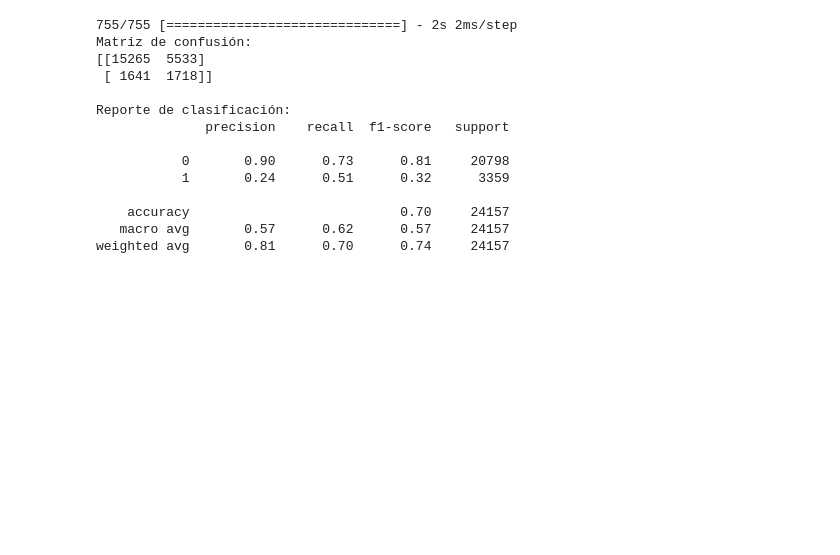
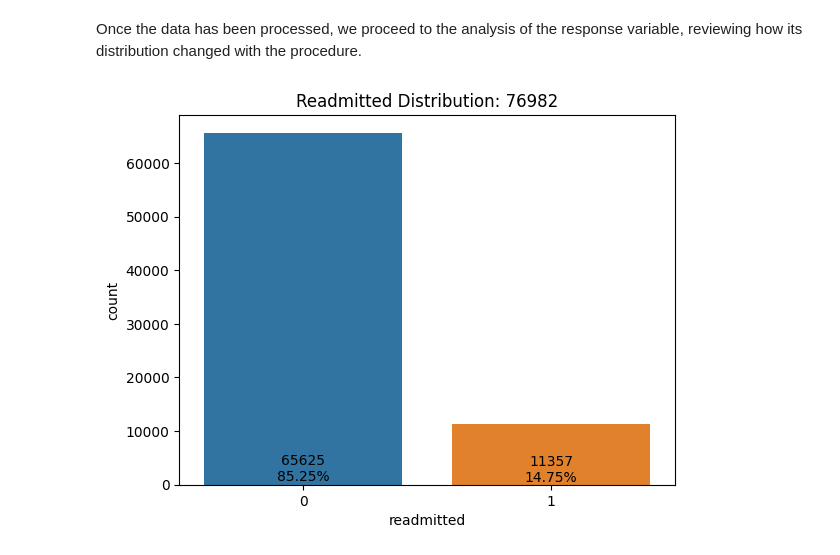
Before and after one commit to mridsa/deep-learning-project, a Jupyter notebook: 02 - preprocesado.ipynb, the cells around one changed output. Cells and saved outputs as stored; diff of their text form; code cells hidden in the pictures; blank space fills up the shorter version.

```diff
--- a/02 - preprocesado.ipynb
+++ b/02 - preprocesado.ipynb
@@ -197,34 +184,15 @@ Accuracy: 0.7030260562896729
-# %%
-from sklearn.metrics import confusion_matrix, classification_report
-
-# Obtener las probabilidades de clase del modelo en los datos de prueba
-y_pred_prob = model.predict(X_testRnn)
-
-# Aplicar umbral de decisión para obtener predicciones de clase
-y_pred = (y_pred_prob >= 0.5).astype(int)
-
-# Calcular la matriz de confusión
-cm = confusion_matrix(y_test, y_pred)
-
-# Obtener las métricas de clasificación para cada clase
-classification_rep = classification_report(y_test, y_pred)
-
-print("Matriz de confusión:")
-print(cm)
-print("\nReporte de clasificación:")
-print(classification_rep)
-# %% [output]
-755/755 [==============================] - 2s 2ms/step
-Matriz de confusión:
-[[15265  5533]
- [ 1641  1718]]
-
-Reporte de clasificación:
-              precision    recall  f1-score   support
-
-           0       0.90      0.73      0.81     20798
-           1       0.24      0.51      0.32      3359
-
-    accuracy                           0.70     24157
-   macro avg       0.57      0.62      0.57     24157
-weighted avg       0.81      0.70      0.74     24157
+# %% [markdown]
+Once the data has been processed, we proceed to the analysis of the response variable, reviewing how its distribution changed with the procedure.
+# %%
+# Classes distribution
+readmitted_counts = data['readmitted'].value_counts()
+bars = round(data['readmitted'].value_counts(normalize=True)[[0, 1]] * 100, 2).values
+
+sns.countplot(x=data["readmitted"]).set_title('Readmitted Distribution: '+str(data.shape[0]))
+
+# Labels
+for i, bar in enumerate(bars):
+    plt.annotate(str(readmitted_counts[i])+'\n'+str(bar)+'%', xy=(i, bar), ha='center', va='bottom')
+plt.show()
+# %% [output]
+[figure, added]
```
Also changed, not shown: parts of 28 cells of this notebook, 1 other file.
